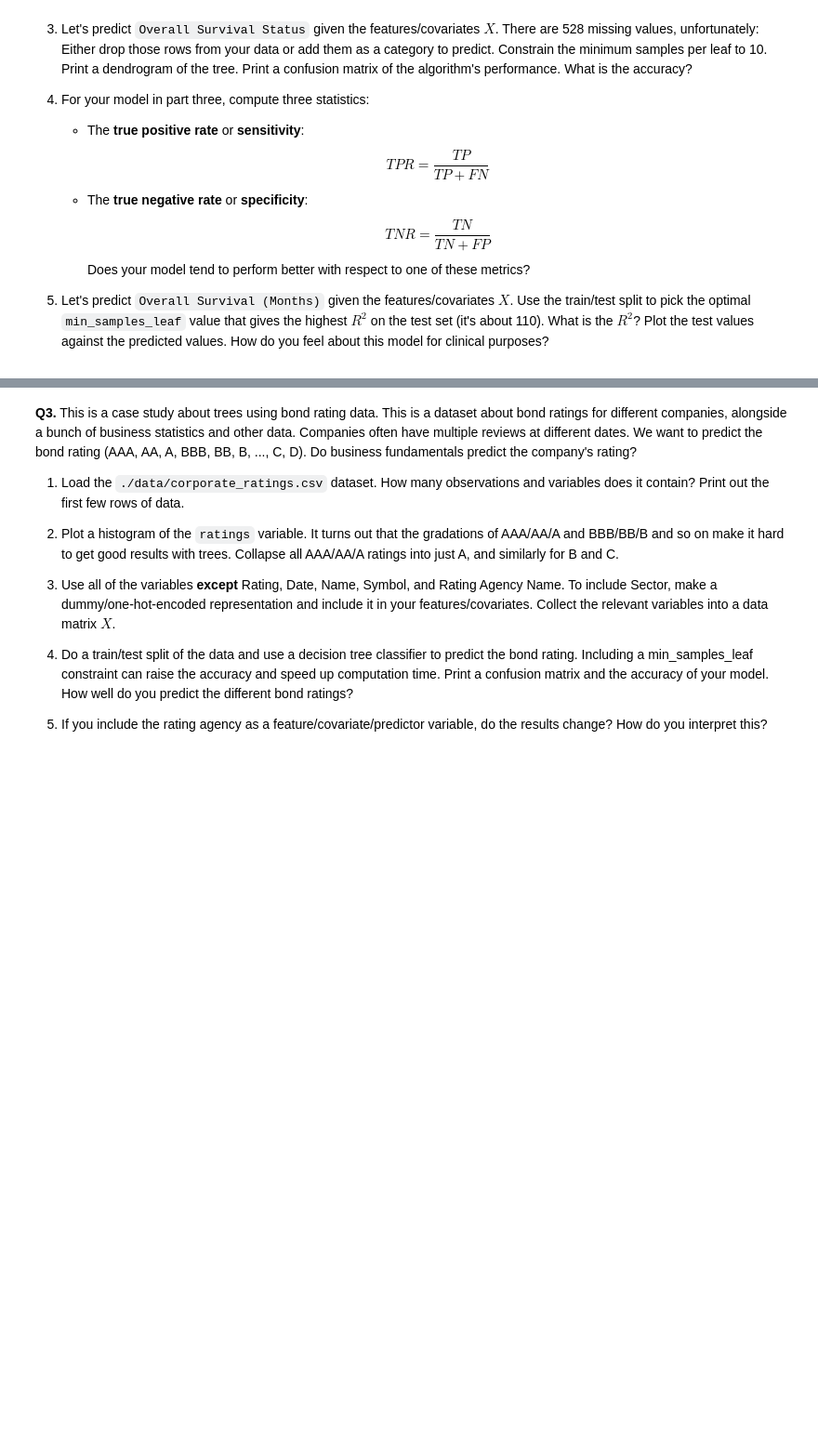
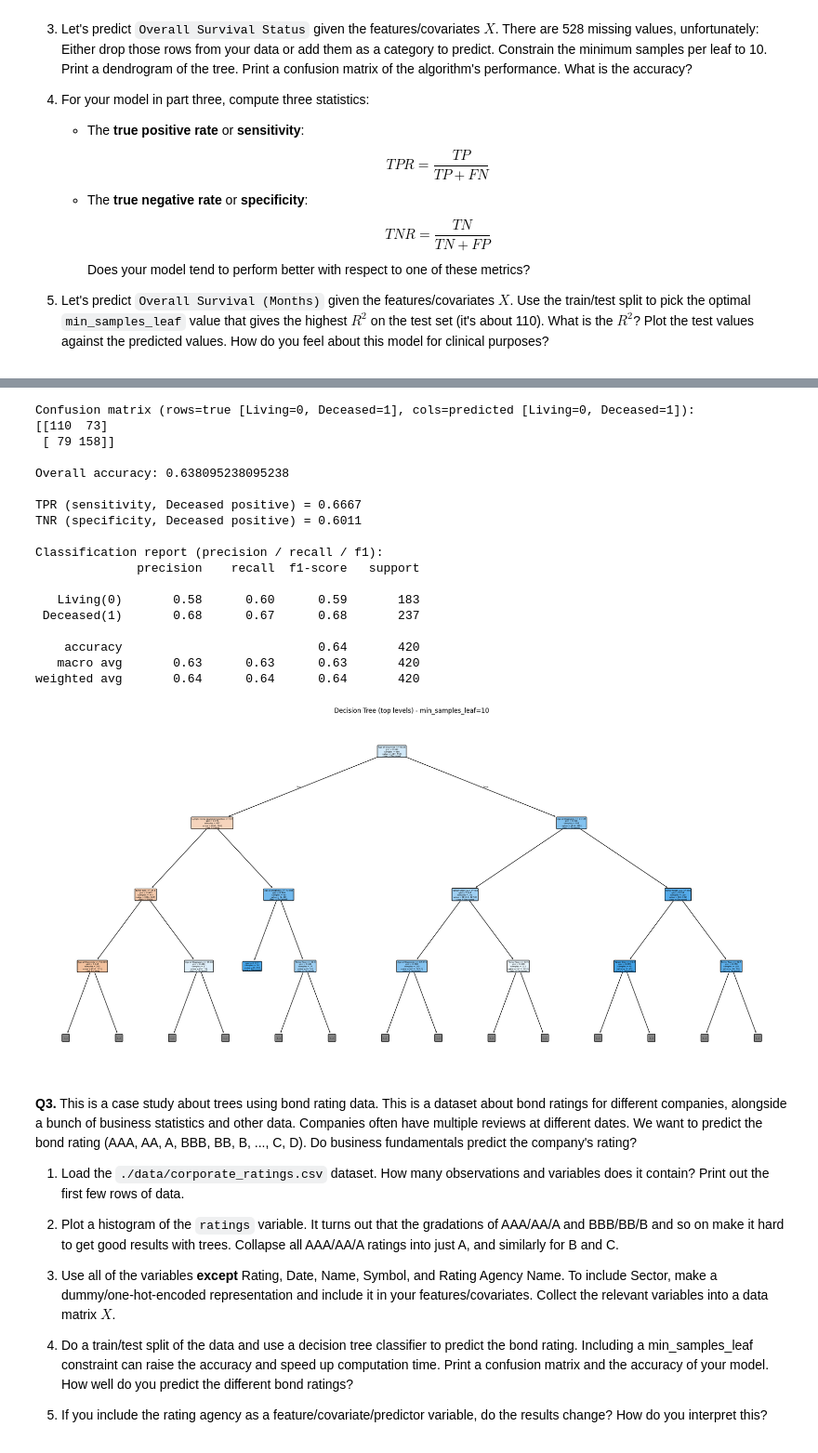
Before and after one commit to qjy9ey/trees_assignment, a Jupyter notebook: assignment.ipynb, the cells around one changed output, grey strips where cells are left out. Shown: that part at 93% size. Saved outputs shown, nothing was run; the diff lists cells and outputs as text; code cells hidden in the pictures; blank space fills up the shorter version.

```diff
--- a/assignment.ipynb
+++ b/assignment.ipynb
@@ -44,0 +113,19 @@
+# %%
+# one-hot encode categoricals and create X, y_class, y_reg
+X_num = df_sub[numeric_cols].astype(float).reset_index(drop=True)
+X_cat = pd.get_dummies(df_sub[categorical_cols].astype(str), prefix=categorical_cols, dtype=int).reset_index(drop=True)
+X = pd.concat([X_num.reset_index(drop=True), X_cat], axis=1)
+print("\nFeature matrix X shape after one-hot:", X.shape)
+print("\nFirst few columns of X:")
+print(X.head())
+
+# map 'Deceased' as positive class = 1, 'Living' = 0 for easier interpretation of TPR/TNR
+y_class_raw = df_sub[target_class].astype(str).reset_index(drop=True)
+y_class = y_class_raw.map(lambda s: 1 if s.strip().lower() == 'deceased' else 0).astype(int)
+if set(y_class.unique()) - {0,1}:
+    print("Warning: unexpected values in survival status mapping:", set(y_class_raw.unique()))
+y_reg = df_sub[target_reg].astype(float).reset_index(drop=True)
+
+# basic target distribution
+print("\nClassification target distribution (Deceased=1, Living=0):")
+print(y_class.value_counts())
@@ -44,0 +150,55 @@
+# %%
+RSEED = 42
+X_train, X_test, y_train, y_test = train_test_split(X, y_class, test_size=0.30, random_state=RSEED, stratify=y_class)
+
+clf = DecisionTreeClassifier(min_samples_leaf=10, random_state=RSEED)
+clf.fit(X_train, y_train)
+y_pred = clf.predict(X_test)
+
+cm = confusion_matrix(y_test, y_pred, labels=[0,1])
+acc = accuracy_score(y_test, y_pred)
+print("\nConfusion matrix (rows=true [Living=0, Deceased=1], cols=predicted [Living=0, Deceased=1]):")
+print(cm)
+print("\nOverall accuracy:", acc)
+
+# compute TPR (sensitivity) and TNR (specificity) with Deceased=1 as positive:
+tp = cm[1,1]
+fn = cm[1,0]
+tn = cm[0,0]
+fp = cm[0,1]
+
+tpr = tp / (tp + fn) if (tp + fn) > 0 else np.nan
+tnr = tn / (tn + fp) if (tn + fp) > 0 else np.nan
+print(f"\nTPR (sensitivity, Deceased positive) = {tpr:.4f}")
+print(f"TNR (specificity, Deceased positive) = {tnr:.4f}")
+
+print("\nClassification report (precision / recall / f1):")
+print(classification_report(y_test, y_pred, target_names=['Living(0)','Deceased(1)']))
+
+# plot dendrogram-like tree
+plt.figure(figsize=(20,10))
+# show only top levels with max_depth param in plot_tree for readability
+plot_tree(clf, feature_names=X.columns, class_names=['Living','Deceased'], filled=True, rounded=True, max_depth=3)
+plt.title("Decision Tree (top levels) - min_samples_leaf=10")
+plt.tight_layout()
+plt.show()
+# %% [output]
+Confusion matrix (rows=true [Living=0, Deceased=1], cols=predicted [Living=0, Deceased=1]):
+[[110  73]
+ [ 79 158]]
+
+Overall accuracy: 0.638095238095238
+
+TPR (sensitivity, Deceased positive) = 0.6667
+TNR (specificity, Deceased positive) = 0.6011
+
+Classification report (precision / recall / f1):
+              precision    recall  f1-score   support
+
+   Living(0)       0.58      0.60      0.59       183
+ Deceased(1)       0.68      0.67      0.68       237
+
+    accuracy                           0.64       420
+   macro avg       0.63      0.63      0.63       420
+weighted avg       0.64      0.64      0.64       420
+[figure, added]
```
Also changed, not shown: parts of 6 cells of this notebook.
